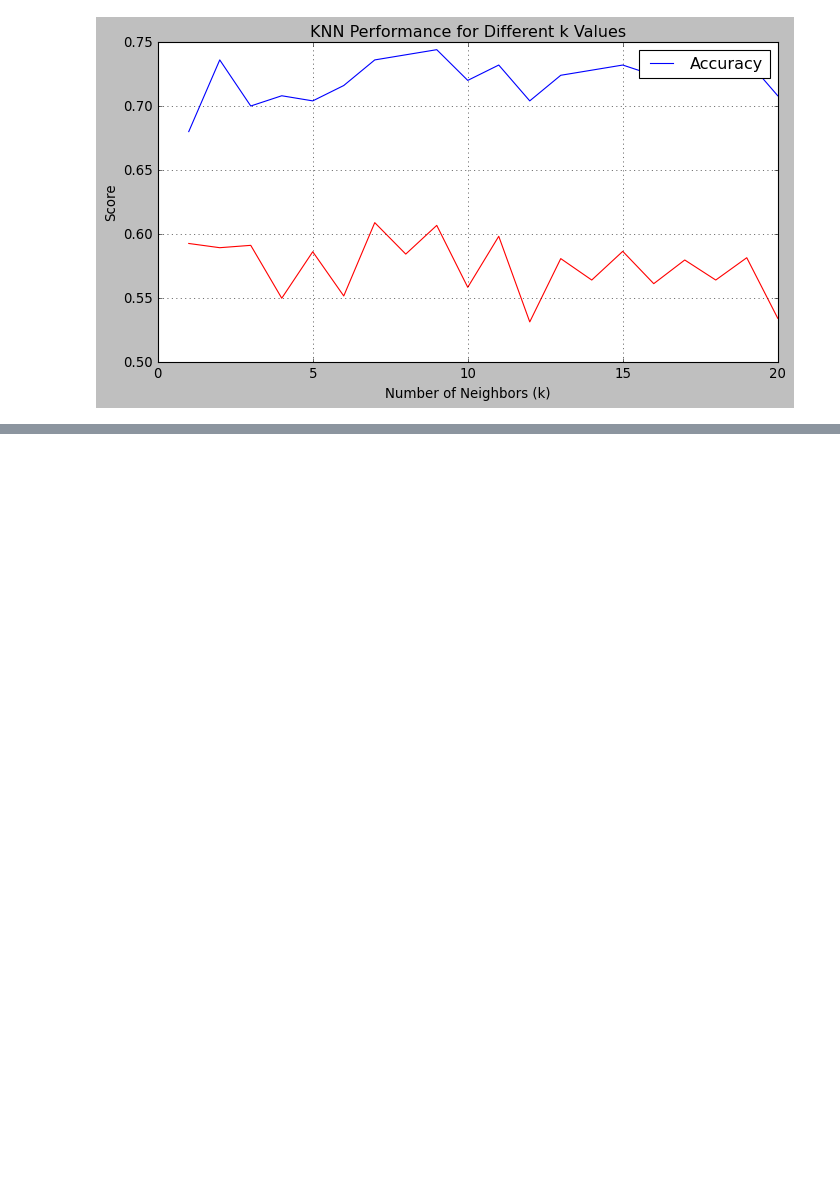
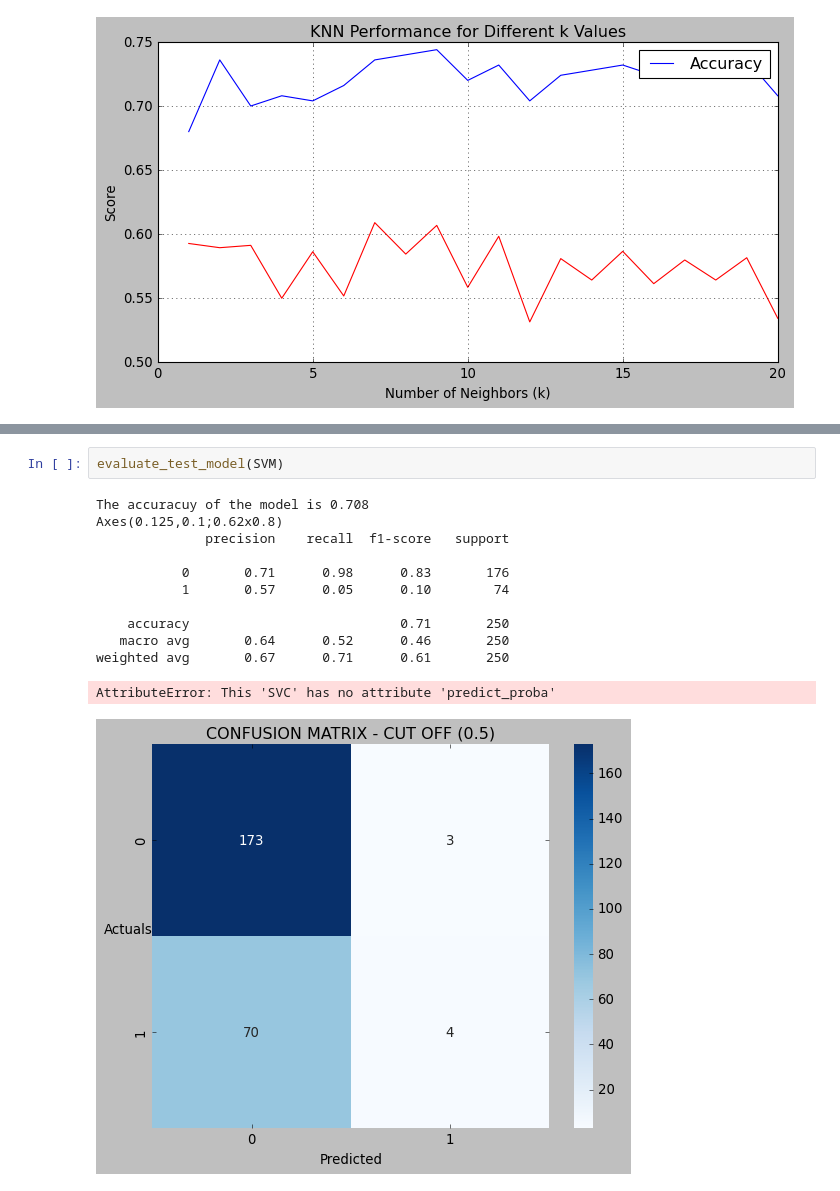
Before and after one commit to HitenDewangan/DataScience-AIML, a Jupyter notebook: Machine Learning/DecisionTree.ipynb, the cells around one changed output, grey strips where cells are left out. Saved outputs shown, nothing was run; the diff lists cells and outputs as text; blank space fills up the shorter version.

```diff
--- a/Machine Learning/DecisionTree.ipynb
+++ b/Machine Learning/DecisionTree.ipynb
@@ -1183,0 +1209,15 @@ k=20: Accuracy=0.7080, Recall=0.5342
+# %%
+evaluate_test_model(SVM)
+# %% [output]
+The accuracuy of the model is 0.708
+Axes(0.125,0.1;0.62x0.8)
+              precision    recall  f1-score   support
+
+           0       0.71      0.98      0.83       176
+           1       0.57      0.05      0.10        74
+
+    accuracy                           0.71       250
+   macro avg       0.64      0.52      0.46       250
+weighted avg       0.67      0.71      0.61       250
+AttributeError: This 'SVC' has no attribute 'predict_proba'
+[figure, added]
```
Also changed, not shown: parts of 34 cells of this notebook, 8 other files.
